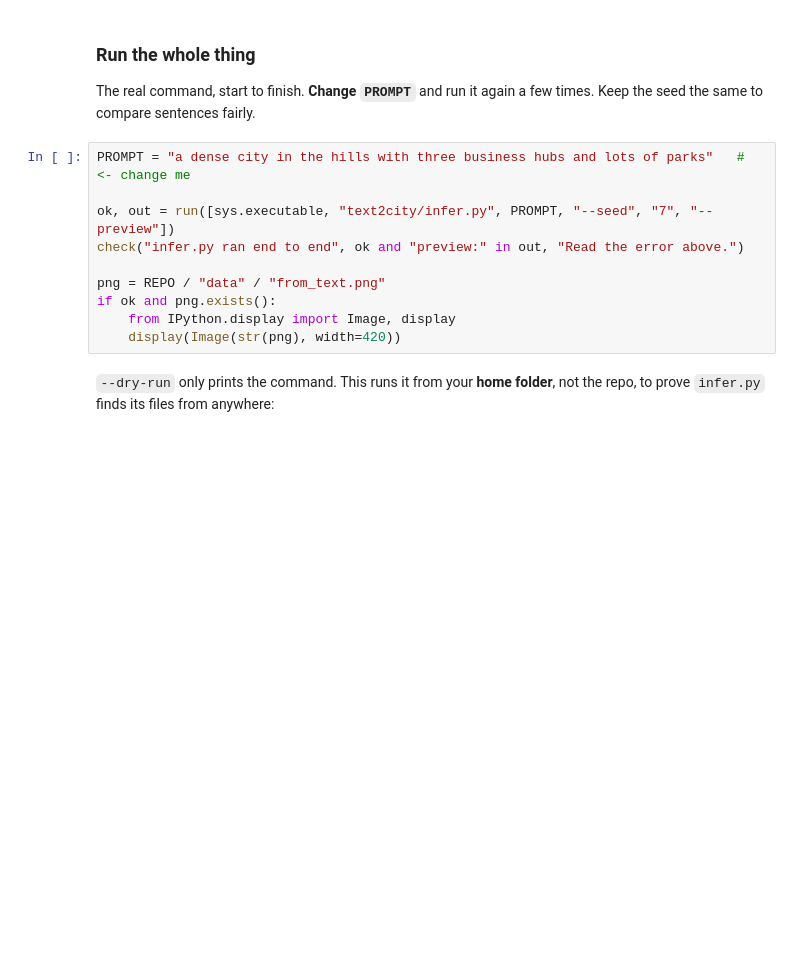
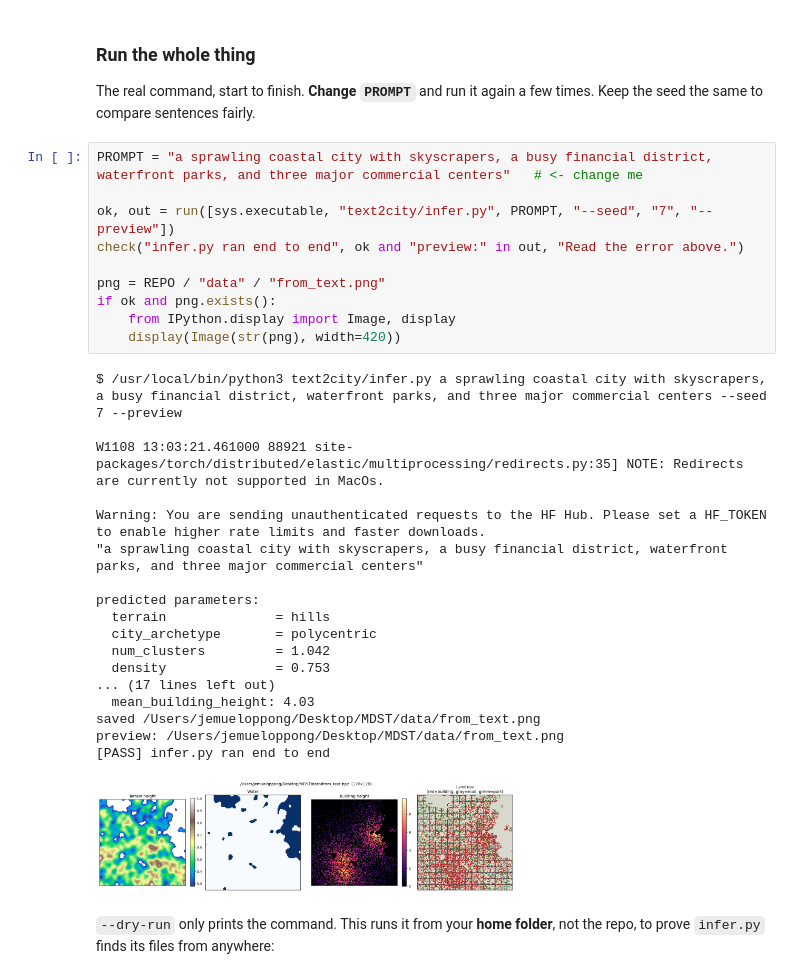
Before and after one commit to BushyAfro/3d_city, a Jupyter notebook: notebooks/Jemuel_Oppong_week6_text_to_city.ipynb, the cells around one changed output. Drawn from its saved outputs; the diff is of its cells as text; blank space fills up the shorter version.

```diff
--- a/notebooks/Jemuel_Oppong_week6_text_to_city.ipynb
+++ b/notebooks/Jemuel_Oppong_week6_text_to_city.ipynb
@@ -933,15 +1072,34 @@ if inf:
 The real command, start to finish. **Change `PROMPT`** and run it again a
 few times. Keep the seed the same to compare sentences fairly.
 # %%
-PROMPT = "a dense city in the hills with three business hubs and lots of parks"   # <- change me
+PROMPT = "a sprawling coastal city with skyscrapers, a busy financial district, waterfront parks, and three major commercial centers"   # <- change me
 
 ok, out = run([sys.executable, "text2city/infer.py", PROMPT, "--seed", "7", "--preview"])
 check("infer.py ran end to end", ok and "preview:" in out, "Read the error above.")
 
 png = REPO / "data" / "from_text.png"
 if ok and png.exists():
     from IPython.display import Image, display
     display(Image(str(png), width=420))
+# %% [output]
+$ /usr/local/bin/python3 text2city/infer.py a sprawling coastal city with skyscrapers, a busy financial district, waterfront parks, and three major commercial centers --seed 7 --preview
+
+W1108 13:03:21.461000 88921 site-packages/torch/distributed/elastic/multiprocessing/redirects.py:35] NOTE: Redirects are currently not supported in MacOs.
+
+Warning: You are sending unauthenticated requests to the HF Hub. Please set a HF_TOKEN to enable higher rate limits and faster downloads.
+"a sprawling coastal city with skyscrapers, a busy financial district, waterfront parks, and three major commercial centers"
+
+predicted parameters:
+  terrain              = hills
+  city_archetype       = polycentric
+  num_clusters         = 1.042
+  density              = 0.753
+... (17 lines left out)
+  mean_building_height: 4.03
+saved /Users/jemueloppong/Desktop/MDST/data/from_text.png
+preview: /Users/jemueloppong/Desktop/MDST/data/from_text.png
+[PASS] infer.py ran end to end
+[figure, added]
 # %% [markdown]
 `--dry-run` only prints the command. This runs it from your **home
 folder**, not the repo, to prove `infer.py` finds its files from anywhere:
```
Also changed, not shown: parts of 20 cells of this notebook, 1 other file.
